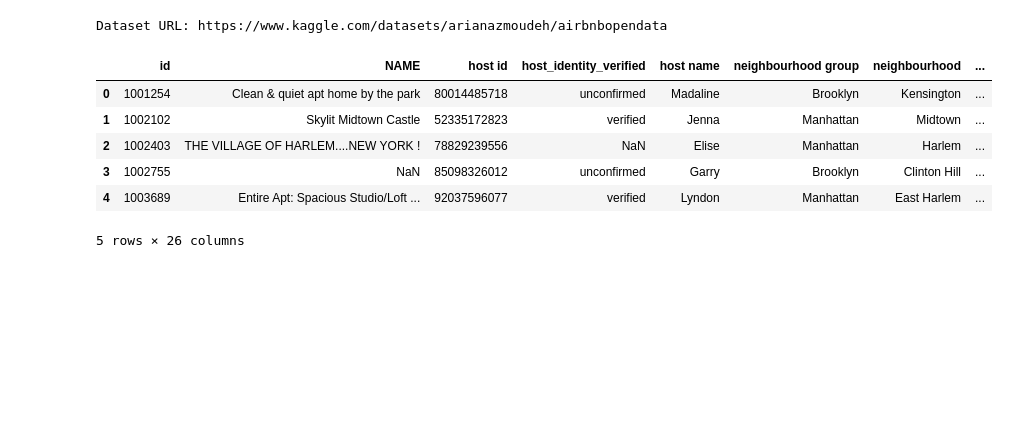
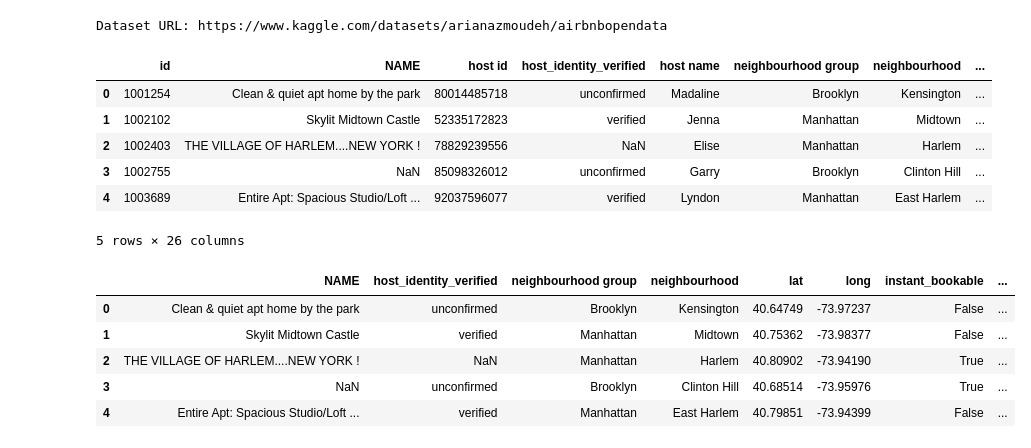
Before and after one commit to arjudavid/Project-4, a Jupyter notebook: notebooks/data_clean.ipynb, the cells around one changed output. Cells and saved outputs as stored; diff of their text form; code cells hidden in the pictures; blank space fills up the shorter version.

Commit message:
update 'data_clean' file

```diff
--- a/notebooks/data_clean.ipynb
+++ b/notebooks/data_clean.ipynb
@@ -31,3 +31,20 @@ df.head()
 | 3 | 1002755 | NaN | 85098326012 | unconfirmed | Garry | Brooklyn | Clinton Hill | ... |
 | 4 | 1003689 | Entire Apt: Spacious Studio/Loft ... | 92037596077 | verified | Lyndon | Manhattan | East Harlem | ... |
 5 rows × 26 columns
+# %%
+# Drop specific columns from the DataFrame
+drop_columns = [
+'id', 'host id', 'host name',
+'country', 'country code', 'last review',
+'house_rules', 'license'
+]
+
+df_cln = df.drop(columns=drop_columns)
+df_cln.head()
+# %% [output]
+|  | NAME | host_identity_verified | neighbourhood group | neighbourhood | lat | long | instant_bookable | ... |
+| 0 | Clean & quiet apt home by the park | unconfirmed | Brooklyn | Kensington | 40.64749 | -73.97237 | False | ... |
+| 1 | Skylit Midtown Castle | verified | Manhattan | Midtown | 40.75362 | -73.98377 | False | ... |
+| 2 | THE VILLAGE OF HARLEM....NEW YORK ! | NaN | Manhattan | Harlem | 40.80902 | -73.94190 | True | ... |
+| 3 | NaN | unconfirmed | Brooklyn | Clinton Hill | 40.68514 | -73.95976 | True | ... |
+| 4 | Entire Apt: Spacious Studio/Loft ... | verified | Manhattan | East Harlem | 40.79851 | -73.94399 | False | ... |
```
Also changed, not shown: parts of 12 cells of this notebook, 2 other files.
